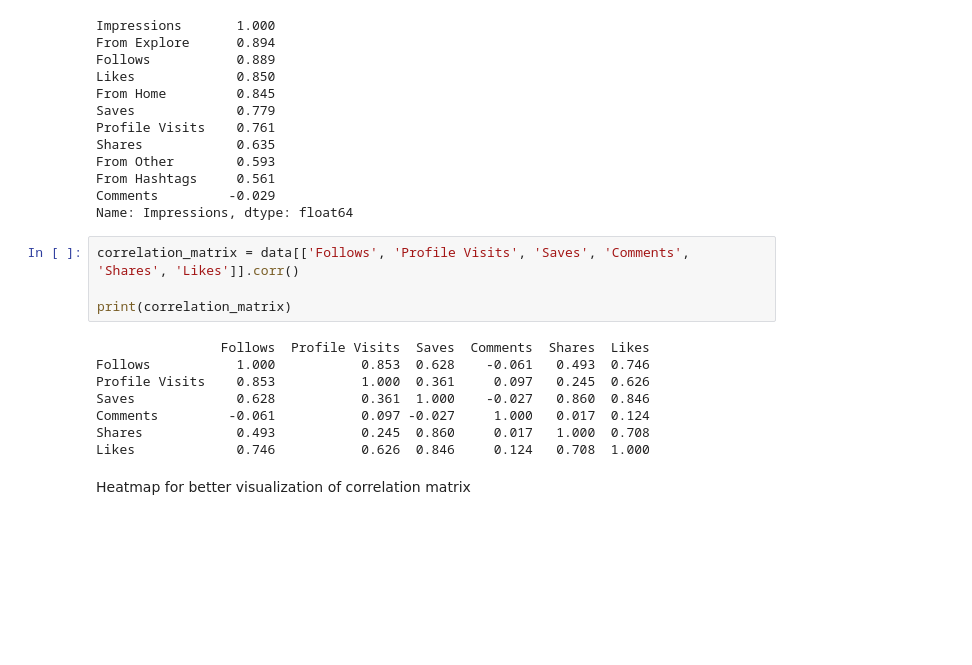
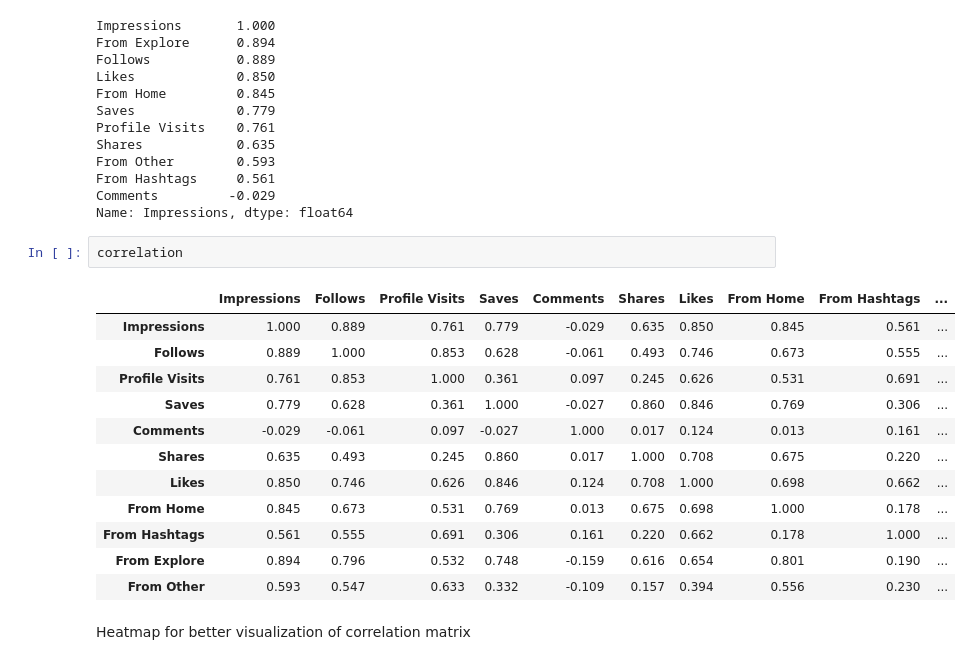
Before and after one commit to MrRezamo/Instagram_Reach_Analysis, a Jupyter notebook: Project/Main_Project.ipynb, the cells around one changed output. Drawn from its saved outputs; the diff is of its cells as text; blank space fills up the shorter version.

Commit message:
Edit_Corr__Add_Z-score

```diff
--- a/Project/Main_Project.ipynb
+++ b/Project/Main_Project.ipynb
@@ -197,18 +197,21 @@ From Other        0.593
 From Hashtags     0.561
 Comments         -0.029
 Name: Impressions, dtype: float64
-# %%
-correlation_matrix = data[['Follows', 'Profile Visits', 'Saves', 'Comments', 'Shares', 'Likes']].corr()
-
-print(correlation_matrix)
-# %% [output]
-                Follows  Profile Visits  Saves  Comments  Shares  Likes
-Follows           1.000           0.853  0.628    -0.061   0.493  0.746
-Profile Visits    0.853           1.000  0.361     0.097   0.245  0.626
-Saves             0.628           0.361  1.000    -0.027   0.860  0.846
-Comments         -0.061           0.097 -0.027     1.000   0.017  0.124
-Shares            0.493           0.245  0.860     0.017   1.000  0.708
-Likes             0.746           0.626  0.846     0.124   0.708  1.000
+# %%
+correlation
+# %% [output]
+|  | Impressions | Follows | Profile Visits | Saves | Comments | Shares | Likes | From Home | From Hashtags | ... |
+| Impressions | 1.000 | 0.889 | 0.761 | 0.779 | -0.029 | 0.635 | 0.850 | 0.845 | 0.561 | ... |
+| Follows | 0.889 | 1.000 | 0.853 | 0.628 | -0.061 | 0.493 | 0.746 | 0.673 | 0.555 | ... |
+| Profile Visits | 0.761 | 0.853 | 1.000 | 0.361 | 0.097 | 0.245 | 0.626 | 0.531 | 0.691 | ... |
+| Saves | 0.779 | 0.628 | 0.361 | 1.000 | -0.027 | 0.860 | 0.846 | 0.769 | 0.306 | ... |
+| Comments | -0.029 | -0.061 | 0.097 | -0.027 | 1.000 | 0.017 | 0.124 | 0.013 | 0.161 | ... |
+| Shares | 0.635 | 0.493 | 0.245 | 0.860 | 0.017 | 1.000 | 0.708 | 0.675 | 0.220 | ... |
+| Likes | 0.850 | 0.746 | 0.626 | 0.846 | 0.124 | 0.708 | 1.000 | 0.698 | 0.662 | ... |
+| From Home | 0.845 | 0.673 | 0.531 | 0.769 | 0.013 | 0.675 | 0.698 | 1.000 | 0.178 | ... |
+| From Hashtags | 0.561 | 0.555 | 0.691 | 0.306 | 0.161 | 0.220 | 0.662 | 0.178 | 1.000 | ... |
+| From Explore | 0.894 | 0.796 | 0.532 | 0.748 | -0.159 | 0.616 | 0.654 | 0.801 | 0.190 | ... |
+| From Other | 0.593 | 0.547 | 0.633 | 0.332 | -0.109 | 0.157 | 0.394 | 0.556 | 0.230 | ... |
 # %% [markdown]
 Heatmap for better visualization of correlation matrix
 # %%
```
Also changed, not shown: parts of 1 cell of this notebook.
